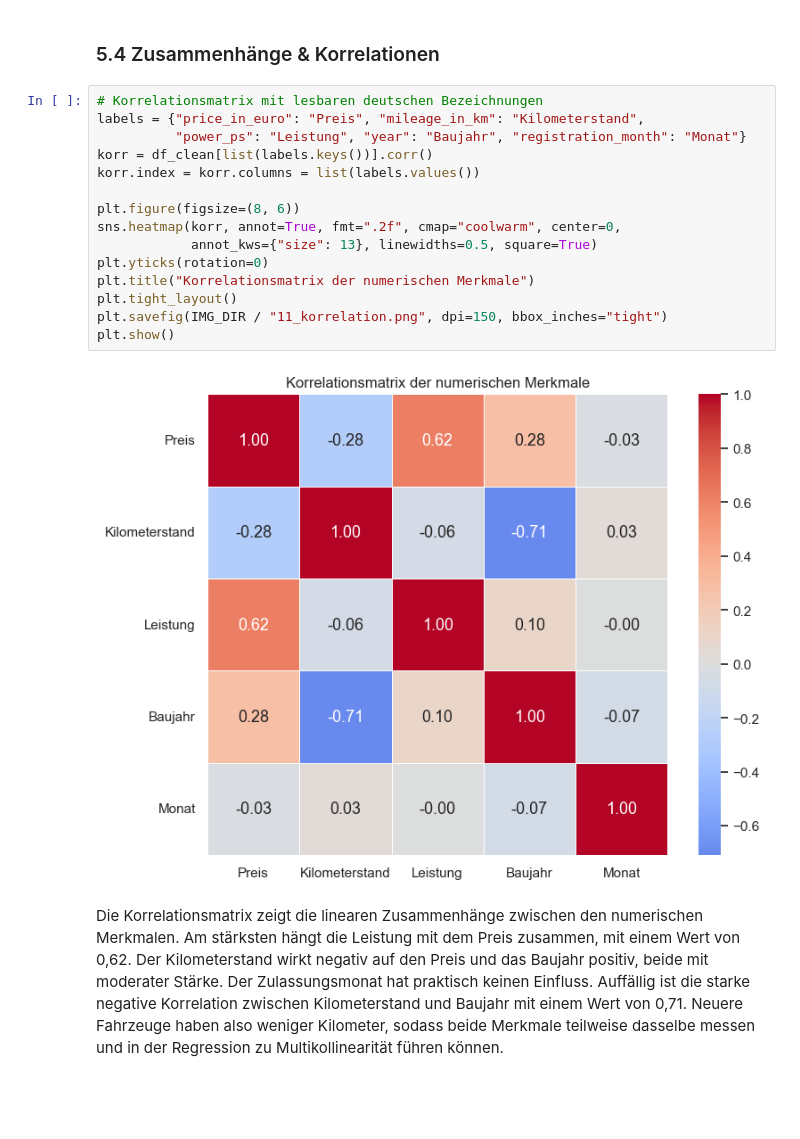
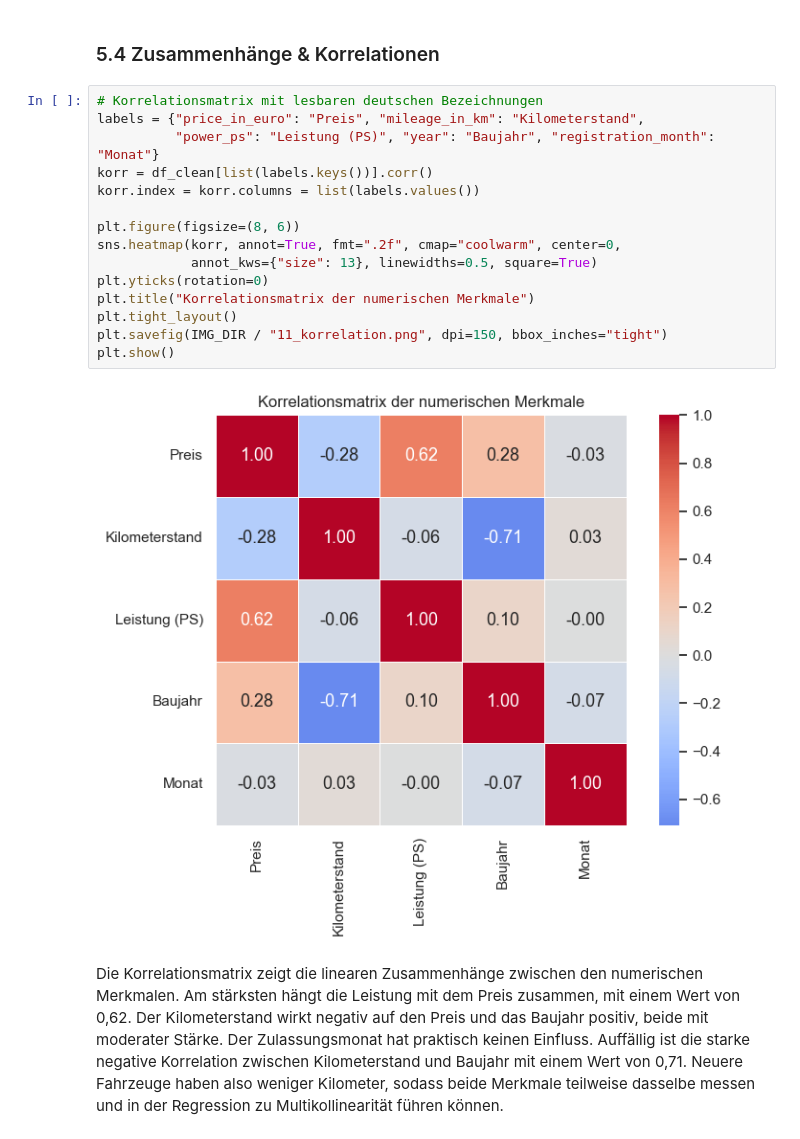
Before and after one commit to 1Zippel4/preisanalyse-autoscout24, a Jupyter notebook: notebooks/01_eda.ipynb, the cells around one changed output. Cells and saved outputs as stored; diff of their text form; blank space fills up the shorter version.

```diff
--- a/notebooks/01_eda.ipynb
+++ b/notebooks/01_eda.ipynb
@@ -656,20 +656,20 @@ Farbe selbst.
 # %%
 # Korrelationsmatrix mit lesbaren deutschen Bezeichnungen
 labels = {"price_in_euro": "Preis", "mileage_in_km": "Kilometerstand",
-          "power_ps": "Leistung", "year": "Baujahr", "registration_month": "Monat"}
+          "power_ps": "Leistung (PS)", "year": "Baujahr", "registration_month": "Monat"}
 korr = df_clean[list(labels.keys())].corr()
 korr.index = korr.columns = list(labels.values())
 
 plt.figure(figsize=(8, 6))
 sns.heatmap(korr, annot=True, fmt=".2f", cmap="coolwarm", center=0,
             annot_kws={"size": 13}, linewidths=0.5, square=True)
 plt.yticks(rotation=0)
 plt.title("Korrelationsmatrix der numerischen Merkmale")
 plt.tight_layout()
 plt.savefig(IMG_DIR / "11_korrelation.png", dpi=150, bbox_inches="tight")
 plt.show()
 # %% [output]
-[figure, old version]
+[figure, new version]
 # %% [markdown]
 Die Korrelationsmatrix zeigt die linearen Zusammenhänge zwischen den numerischen
 Merkmalen. Am stärksten hängt die Leistung mit dem Preis zusammen, mit einem Wert
```
Also changed, not shown: parts of 1 cell of this notebook, 3 other files.
